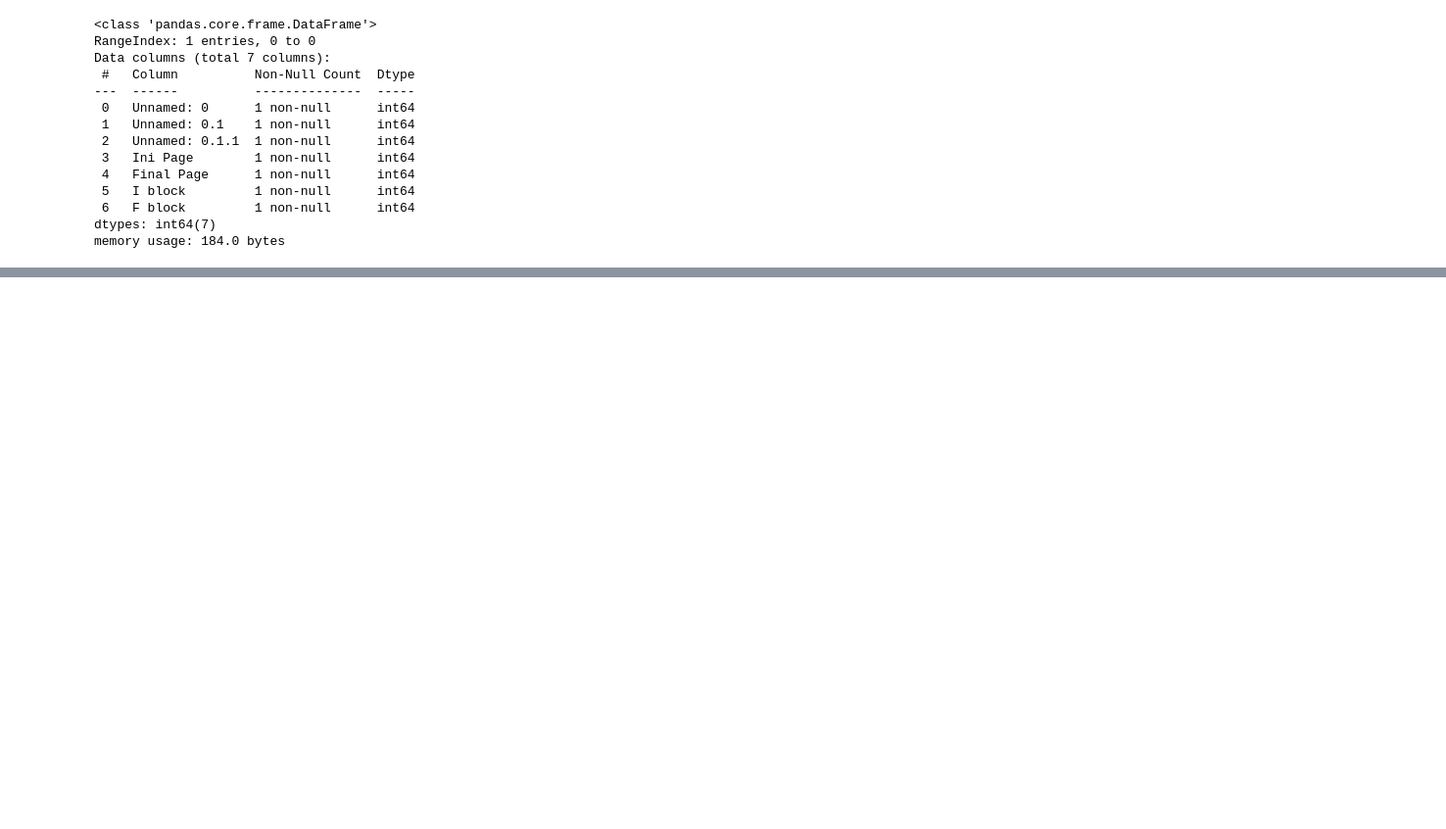
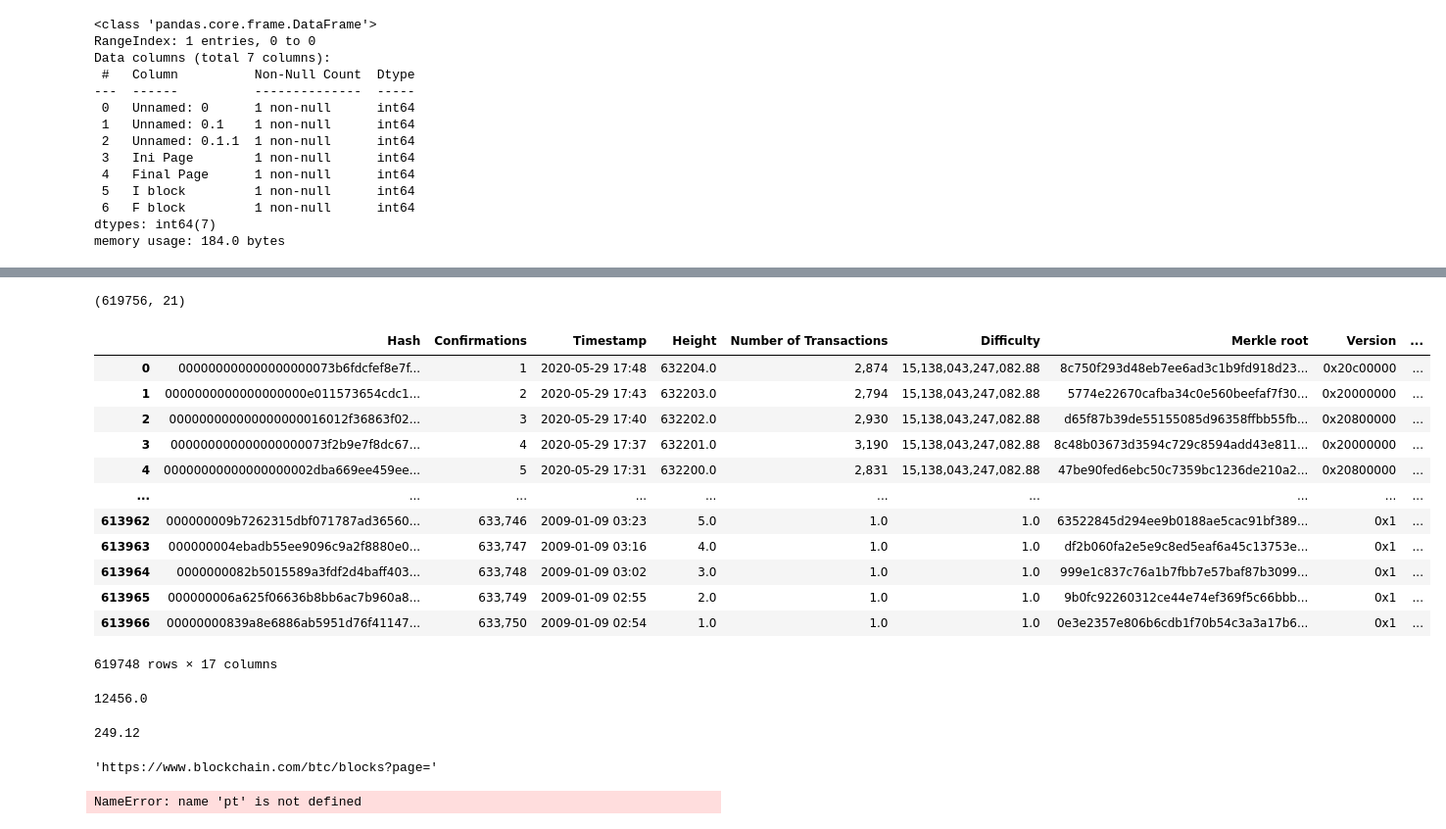
Before and after one commit to JuanVentrone/Miner_Stat, a Jupyter notebook: Python/data_table.ipynb, the cells around one changed output, grey strips where cells are left out. Shown at 98% size. Saved outputs shown, nothing was run; the diff lists cells and outputs as text; code cells hidden in the pictures; blank space fills up the shorter version.

```diff
--- a/Python/data_table.ipynb
+++ b/Python/data_table.ipynb
@@ -327,0 +342,44 @@ v=['892', '891', '890', '889', '888', '887', '886', '885', '884', '883', '882',
+# %%
+data.shape
+# %% [output]
+(619756, 21)
+# %%
+data.drop(data.columns[data.columns.str.contains('unnamed',case = False)],axis = 1, inplace = True)
+# %%
+data= data.drop(['F block', 'Final Page',"I block","Ini Page"], axis=1)
+# %%
+data=data.sort_values(by=['Height'],ascending=False)
+# %%
+data = data.dropna()
+# %%
+data
+# %% [output]
+|  | Hash | Confirmations | Timestamp | Height | Number of Transactions | Difficulty | Merkle root | Version | ... |
+| 0 | 000000000000000000073b6fdcfef8e7f... | 1 | 2020-05-29 17:48 | 632204.0 | 2,874 | 15,138,043,247,082.88 | 8c750f293d48eb7ee6ad3c1b9fd918d23... | 0x20c00000 | ... |
+| 1 | 0000000000000000000e011573654cdc1... | 2 | 2020-05-29 17:43 | 632203.0 | 2,794 | 15,138,043,247,082.88 | 5774e22670cafba34c0e560beefaf7f30... | 0x20000000 | ... |
+| 2 | 000000000000000000016012f36863f02... | 3 | 2020-05-29 17:40 | 632202.0 | 2,930 | 15,138,043,247,082.88 | d65f87b39de55155085d96358ffbb55fb... | 0x20800000 | ... |
+| 3 | 000000000000000000073f2b9e7f8dc67... | 4 | 2020-05-29 17:37 | 632201.0 | 3,190 | 15,138,043,247,082.88 | 8c48b03673d3594c729c8594add43e811... | 0x20000000 | ... |
+| 4 | 00000000000000000002dba669ee459ee... | 5 | 2020-05-29 17:31 | 632200.0 | 2,831 | 15,138,043,247,082.88 | 47be90fed6ebc50c7359bc1236de210a2... | 0x20800000 | ... |
+| ... | ... | ... | ... | ... | ... | ... | ... | ... | ... |
+| 613962 | 000000009b7262315dbf071787ad36560... | 633,746 | 2009-01-09 03:23 | 5.0 | 1.0 | 1.0 | 63522845d294ee9b0188ae5cac91bf389... | 0x1 | ... |
+| 613963 | 000000004ebadb55ee9096c9a2f8880e0... | 633,747 | 2009-01-09 03:16 | 4.0 | 1.0 | 1.0 | df2b060fa2e5e9c8ed5eaf6a45c13753e... | 0x1 | ... |
+| 613964 | 0000000082b5015589a3fdf2d4baff403... | 633,748 | 2009-01-09 03:02 | 3.0 | 1.0 | 1.0 | 999e1c837c76a1b7fbb7e57baf87b3099... | 0x1 | ... |
+| 613965 | 000000006a625f06636b8bb6ac7b960a8... | 633,749 | 2009-01-09 02:55 | 2.0 | 1.0 | 1.0 | 9b0fc92260312ce44e74ef369f5c66bbb... | 0x1 | ... |
+| 613966 | 00000000839a8e6886ab5951d76f41147... | 633,750 | 2009-01-09 02:54 | 1.0 | 1.0 | 1.0 | 0e3e2357e806b6cdb1f70b54c3a3a17b6... | 0x1 | ... |
+619748 rows × 17 columns
+# %%
+max(data["Height"])-len(data)
+# %% [output]
+12456.0
+# %%
+12456.0/50
+# %% [output]
+249.12
+# %%
+"https://www.blockchain.com/btc/blocks?page="
+# %% [output]
+'https://www.blockchain.com/btc/blocks?page='
+# %%
+pt.find_lost_block()
+# %% [output]
+NameError: name 'pt' is not defined
```
Also changed, not shown: parts of 3 cells of this notebook, 3 other files.
